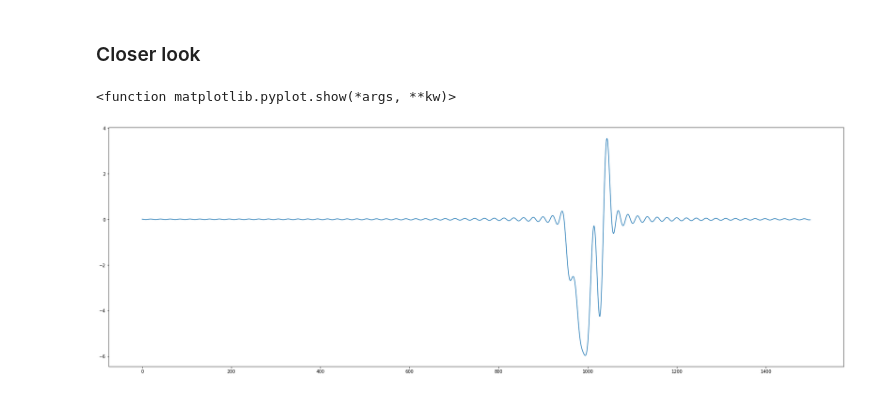
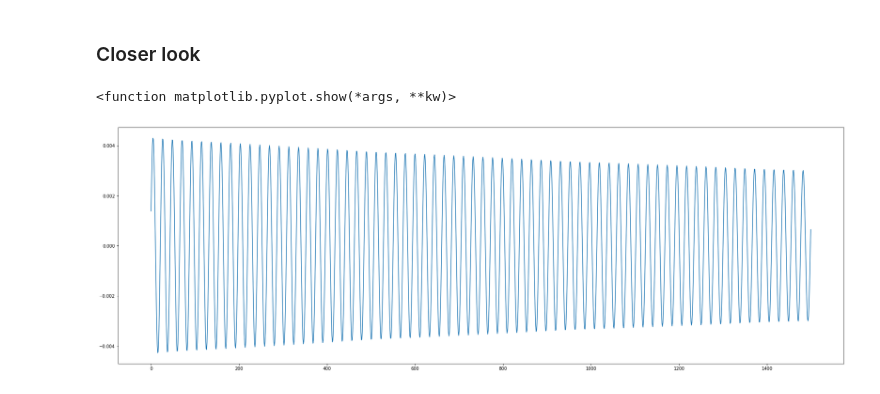
Before and after one commit to yklose/Communication-System, a Jupyter notebook: Project-Notebook.ipynb, the cells around one changed output. Saved outputs shown, nothing was run; the diff lists cells and outputs as text; code cells hidden in the pictures.

```diff
--- a/Project-Notebook.ipynb
+++ b/Project-Notebook.ipynb
@@ -60,10 +62,10 @@ plt.show()
 # %% [markdown]
 ### Closer look
 # %%
-detail_lowpass = lowpass[27500:29000]
+detail_lowpass = lowpass[19500:21000]
 plt.figure(figsize=(30,10))
 plt.plot(detail_lowpass)
 plt.show
 # %% [output]
 <function matplotlib.pyplot.show(*args, **kw)>
-[figure, old version]
+[figure, new version]
```
Also changed, not shown: parts of 8 cells of this notebook, 2 other files.
